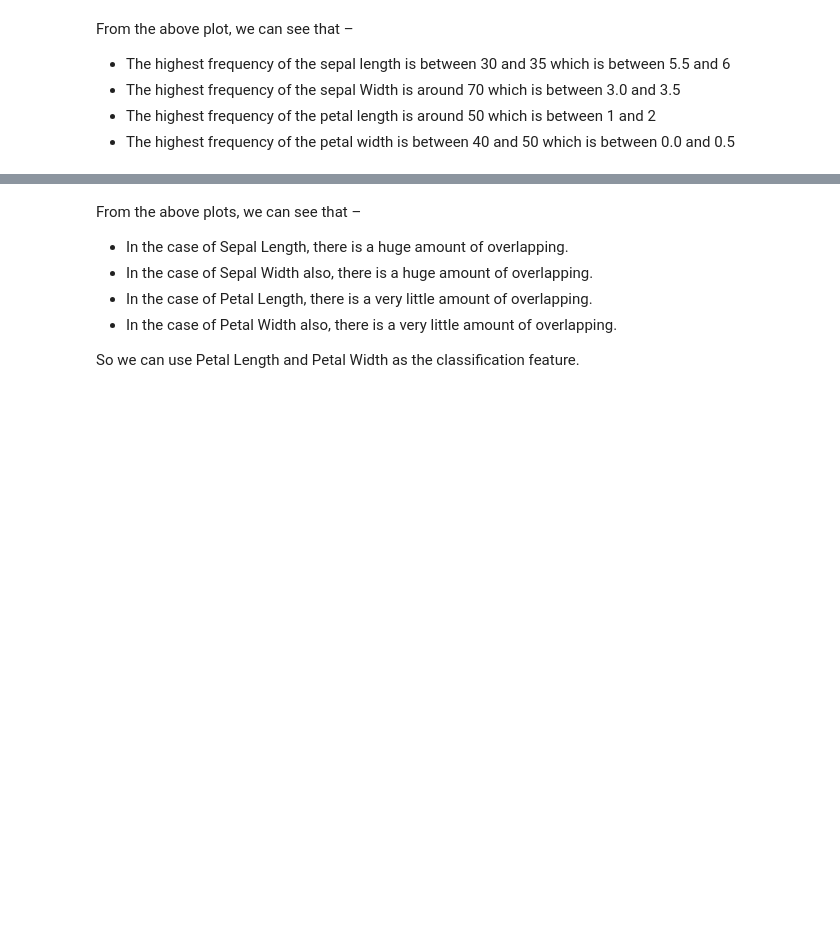
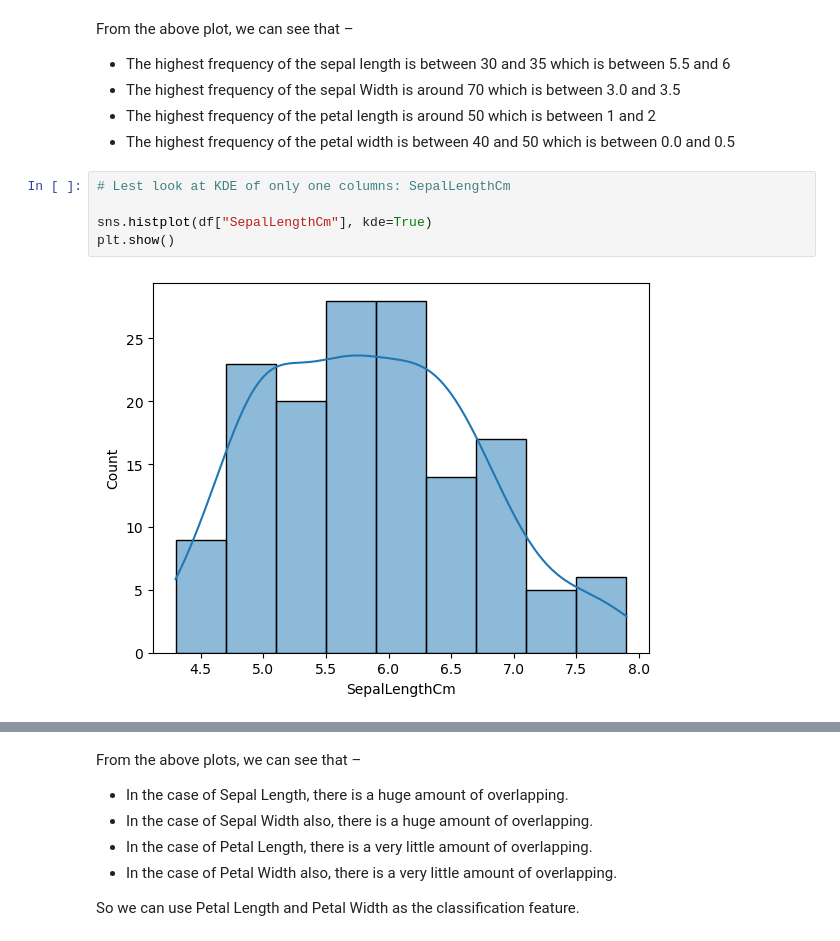
Before and after one commit to ash322ash422/tut_ml, a Jupyter notebook: tut_misc_EDA/tut_EDA_iris.ipynb, the cells around one changed output, grey strips where cells are left out. Saved outputs shown, nothing was run; the diff lists cells and outputs as text; blank space fills up the shorter version.

```diff
--- a/tut_misc_EDA/tut_EDA_iris.ipynb
+++ b/tut_misc_EDA/tut_EDA_iris.ipynb
@@ -175,4 +208,11 @@ From the above plot, we can see that –
 - The highest frequency of the sepal Width is around 70 which is between 3.0 and 3.5
 - The highest frequency of the petal length is around 50 which is between 1 and 2
 - The highest frequency of the petal width is between 40 and 50 which is between 0.0 and 0.5
+# %%
+# Lest look at KDE of only one columns: SepalLengthCm
+
+sns.histplot(df["SepalLengthCm"], kde=True)
+plt.show()
+# %% [output]
+[figure, added]
 # %%
```
Also changed, not shown: parts of 13 cells of this notebook.
